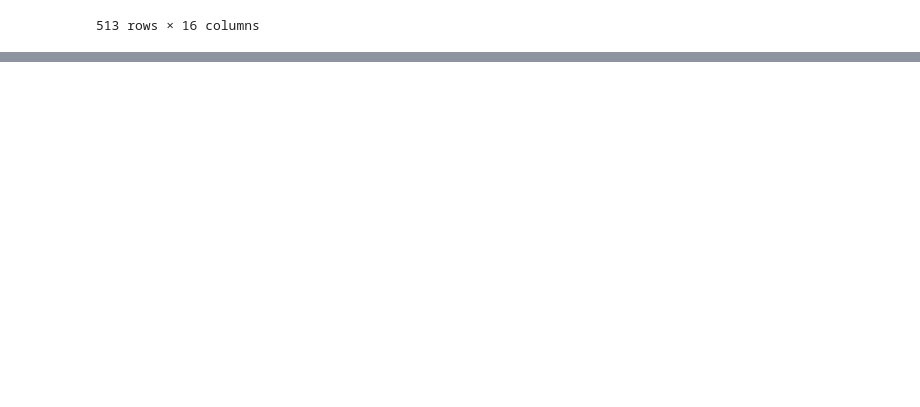
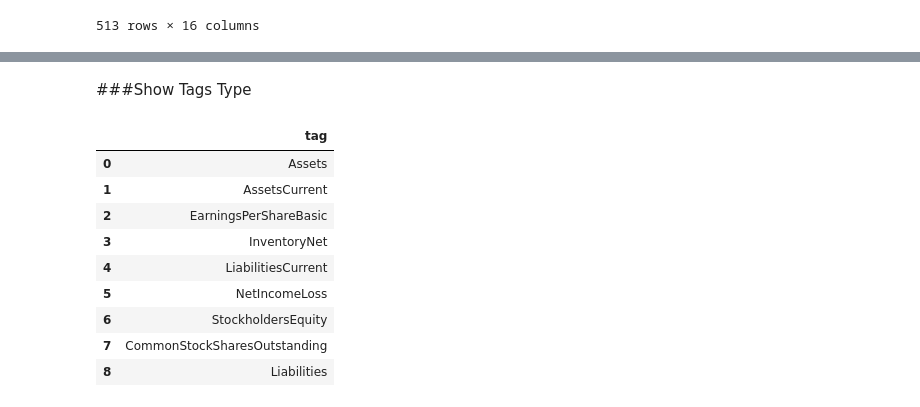
Before and after one commit to CatrielBartezaghi/FinancialDecisionML, a Jupyter notebook: Deliverable2/main2.ipynb, the cells around one changed output, grey strips where cells are left out. Cells and saved outputs as stored; diff of their text form; code cells hidden in the pictures; blank space fills up the shorter version.

```diff
--- a/Deliverable2/main2.ipynb
+++ b/Deliverable2/main2.ipynb
@@ -289,0 +256,16 @@ data
+# %%
+def get_data_price(db_path, ticker):
+    connection = sqlite3.connect(db_path)
+    query = f"""
+        SELECT *
+        FROM "yfinance.refined.daily"
+        WHERE ticker = ?
+    """
+    data = pd.read_sql(query, connection, params=(ticker,))
+    connection.close()
+
+    return data
+
+ticker = "AAPL"
+data = get_data_price(db_path, ticker)
+data
@@ -289,0 +286,32 @@ data
+# %% [markdown]
+###Show Tags Type
+# %%
+import sqlite3
+import pandas as pd
+
+def get_tags(db_path):
+    connection = sqlite3.connect(db_path)
+    query = f"""
+        SELECT DISTINCT tag
+        FROM "sec.raw.tags"
+    """
+    data = pd.read_sql(query, connection)
+    #data = pd.read_sql(query, connection)
+
+    connection.close()
+
+    return data
+
+data = get_tags(db_path)
+data
+# %% [output]
+|  | tag |
+| 0 | Assets |
+| 1 | AssetsCurrent |
+| 2 | EarningsPerShareBasic |
+| 3 | InventoryNet |
+| 4 | LiabilitiesCurrent |
+| 5 | NetIncomeLoss |
+| 6 | StockholdersEquity |
+| 7 | CommonStockSharesOutstanding |
+| 8 | Liabilities |
```
Also changed, not shown: parts of 6 cells of this notebook.
